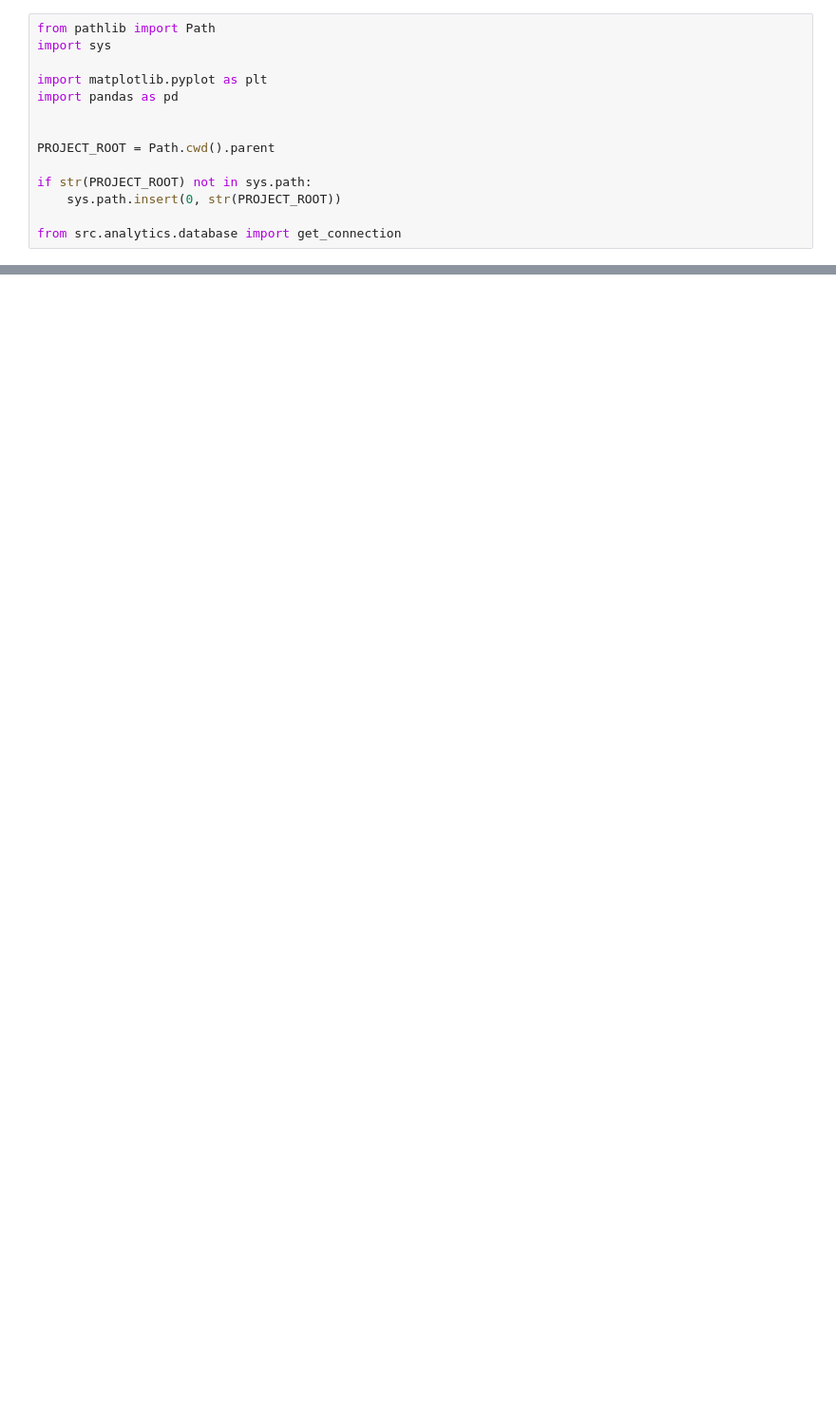
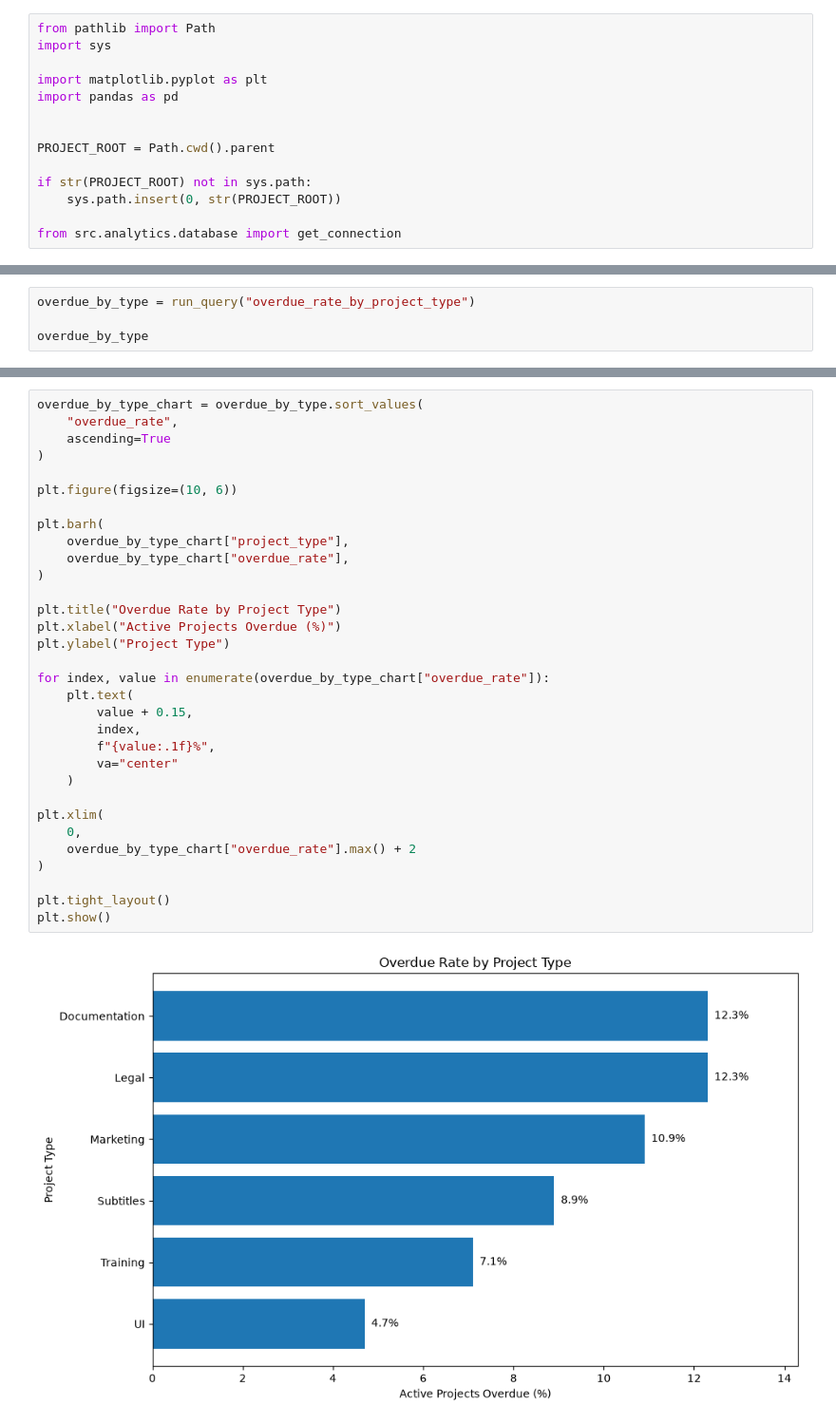
Before and after one commit to hannahhh26/localization-project-analytics, a Jupyter notebook: notebooks/localization_analysis.ipynb, the cells around one changed output, grey strips where cells are left out. Shown at 95% size. Drawn from its saved outputs; the diff is of its cells as text; blank space fills up the shorter version.

```diff
--- a/notebooks/localization_analysis.ipynb
+++ b/notebooks/localization_analysis.ipynb
@@ -43,0 +187,4 @@ projects.head()
+# %%
+overdue_by_type = run_query("overdue_rate_by_project_type")
+
+overdue_by_type
@@ -43,0 +199,34 @@ projects.head()
+# %%
+overdue_by_type_chart = overdue_by_type.sort_values(
+    "overdue_rate",
+    ascending=True
+)
+
+plt.figure(figsize=(10, 6))
+
+plt.barh(
+    overdue_by_type_chart["project_type"],
+    overdue_by_type_chart["overdue_rate"],
+)
+
+plt.title("Overdue Rate by Project Type")
+plt.xlabel("Active Projects Overdue (%)")
+plt.ylabel("Project Type")
+
+for index, value in enumerate(overdue_by_type_chart["overdue_rate"]):
+    plt.text(
+        value + 0.15,
+        index,
+        f"{value:.1f}%",
+        va="center"
+    )
+
+plt.xlim(
+    0,
+    overdue_by_type_chart["overdue_rate"].max() + 2
+)
+
+plt.tight_layout()
+plt.show()
+# %% [output]
+[figure, added]
```
Also changed, not shown: parts of 85 cells of this notebook, 1 other file.
